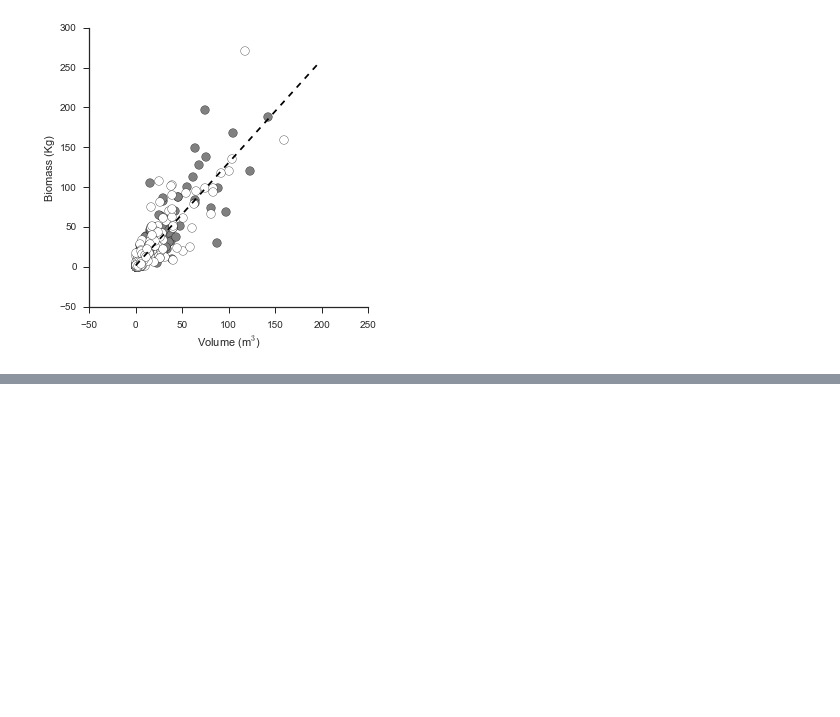
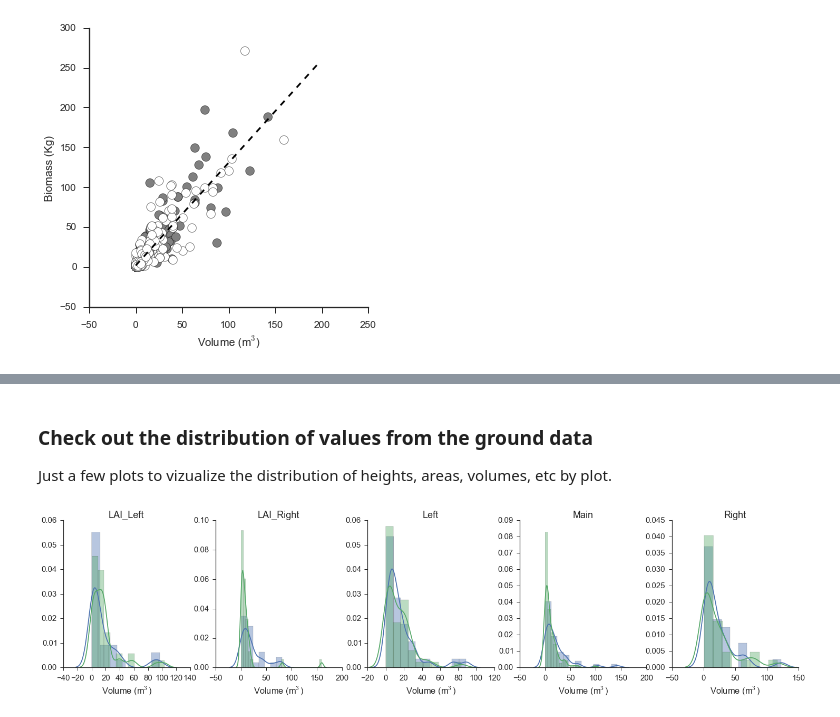
Before and after one commit to djkrofch/PJ_SfM, a Jupyter notebook: PJ Woodlands SfM.ipynb, the cells around one changed output, grey strips where cells are left out. Drawn from its saved outputs; the diff is of its cells as text; code cells hidden in the pictures; blank space fills up the shorter version.

```diff
--- a/PJ Woodlands SfM.ipynb
+++ b/PJ Woodlands SfM.ipynb
@@ -173,0 +229,20 @@ ax.set_xlabel('Volume (m$^{3}$)')
+# %% [markdown]
+### Check out the distribution of values from the ground data
+Just a few plots to vizualize the distribution of heights, areas, volumes, etc by plot.
+# %%
+f, (ax1, ax2, ax3, ax4, ax5) = plt.subplots(1,5, figsize = (25,5))
+axs = f.axes
+axix = 0
+for plot in np.unique(fitData.PLOT):
+    toFit = fitData[fitData.PLOT == plot]
+    ax = axs[axix]
+    for species in fitData.SPECIES.unique():
+        toPlot = toFit[toFit.SPECIES == species]
+        sns.distplot(toPlot.VOLUME,ax = ax)
+    ax.set_xlabel('Volume (m$^{3}$)')
+    ax.set_title(plot)
+
+    axix += 1
+sns.despine()
+# %% [output]
+[figure, added]
```
Also changed, not shown: parts of 8 cells of this notebook.
